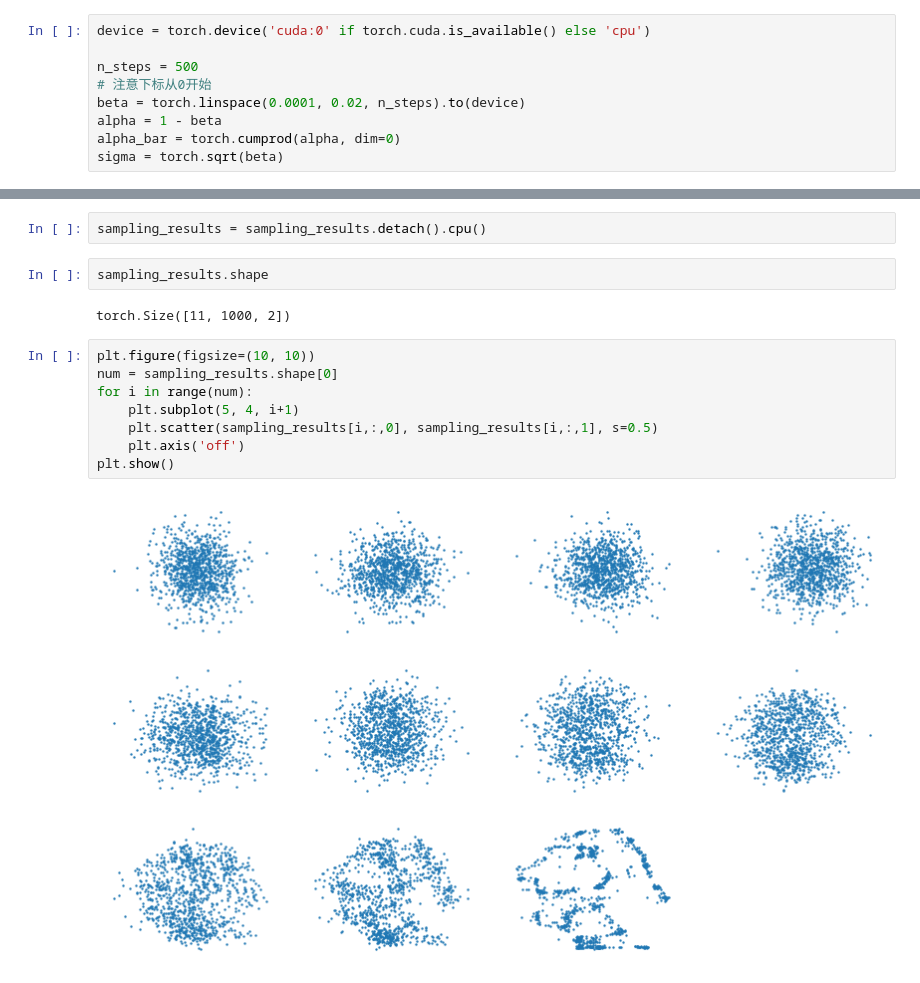
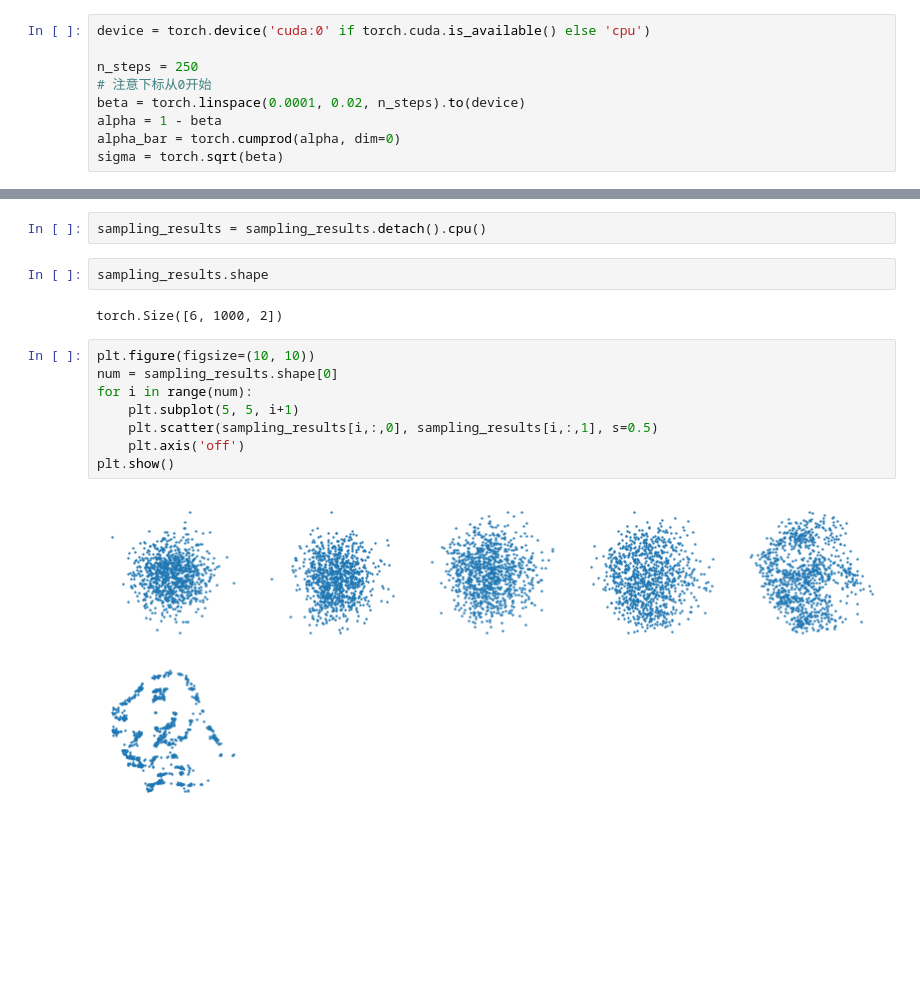
Before and after one commit to safeanimal/Deep-learning-exercises, a Jupyter notebook: personal implementation/2021-DDPM/DDPM.ipynb, the cells around one changed output, grey strips where cells are left out. Cells and saved outputs as stored; diff of their text form; blank space fills up the shorter version.

```diff
--- a/personal implementation/2021-DDPM/DDPM.ipynb
+++ b/personal implementation/2021-DDPM/DDPM.ipynb
@@ -37,7 +37,7 @@ plt.show()
 # %%
 device = torch.device('cuda:0' if torch.cuda.is_available() else 'cpu')
 
-n_steps = 500
+n_steps = 250
 # 注意下标从0开始
 beta = torch.linspace(0.0001, 0.02, n_steps).to(device)
 alpha = 1 - beta
@@ -247,14 +247,14 @@ sampling_results = sampling_results.detach().cpu()
 # %%
 sampling_results.shape
 # %% [output]
-torch.Size([11, 1000, 2])
+torch.Size([6, 1000, 2])
 # %%
 plt.figure(figsize=(10, 10))
 num = sampling_results.shape[0]
 for i in range(num):
-    plt.subplot(5, 4, i+1)
+    plt.subplot(5, 5, i+1)
     plt.scatter(sampling_results[i,:,0], sampling_results[i,:,1], s=0.5)
     plt.axis('off')
 plt.show()
 # %% [output]
-[figure, old version]
+[figure, new version]
```
Also changed, not shown: parts of 3 cells of this notebook, 3 other files.
